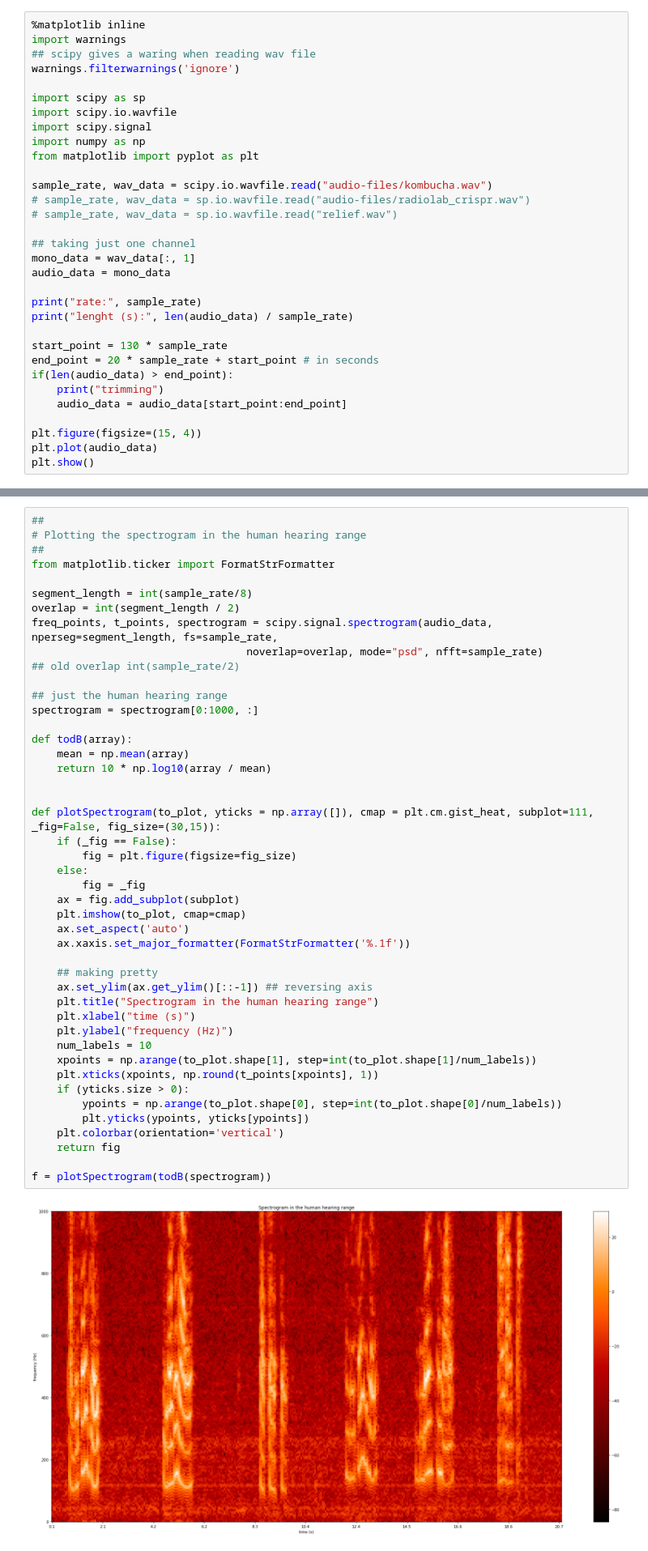
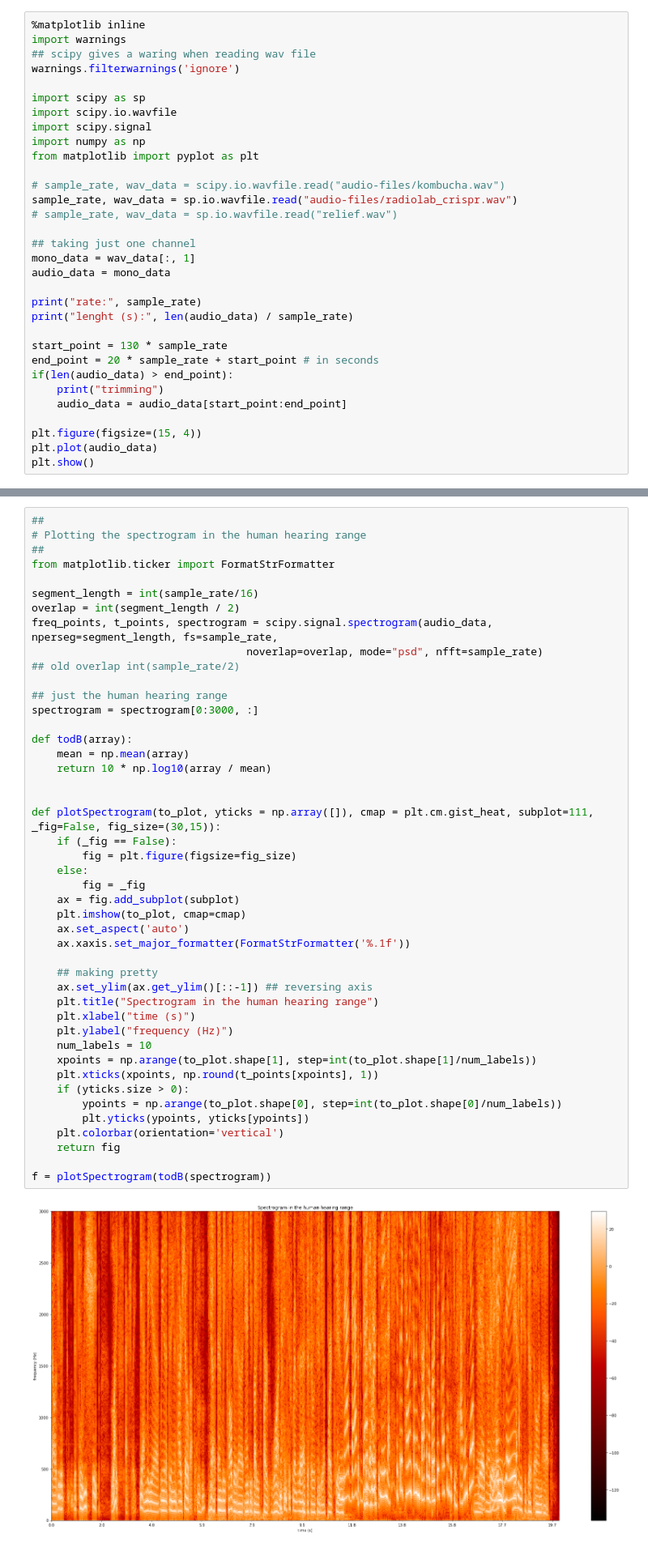
Before and after one commit to antonkatz/audio-search, a Jupyter notebook: pre-processing.ipynb, the cells around one changed output, grey strips where cells are left out. Shown at 81% size. Drawn from its saved outputs; the diff is of its cells as text.

```diff
--- a/pre-processing.ipynb
+++ b/pre-processing.ipynb
@@ -10,8 +10,8 @@ import scipy.signal
 import numpy as np
 from matplotlib import pyplot as plt
 
-sample_rate, wav_data = scipy.io.wavfile.read("audio-files/kombucha.wav")
-# sample_rate, wav_data = sp.io.wavfile.read("audio-files/radiolab_crispr.wav")
+# sample_rate, wav_data = scipy.io.wavfile.read("audio-files/kombucha.wav")
+sample_rate, wav_data = sp.io.wavfile.read("audio-files/radiolab_crispr.wav")
 # sample_rate, wav_data = sp.io.wavfile.read("relief.wav")
 
 ## taking just one channel
@@ -40,47 +41,47 @@ lenght (s): 20.85
 ##
 from matplotlib.ticker import FormatStrFormatter
 
-segment_length = int(sample_rate/8)
+segment_length = int(sample_rate/16)
 overlap = int(segment_length / 2)
 freq_points, t_points, spectrogram = scipy.signal.spectrogram(audio_data, nperseg=segment_length, fs=sample_rate,
                                   noverlap=overlap, mode="psd", nfft=sample_rate)
 ## old overlap int(sample_rate/2)
 
 ## just the human hearing range
-spectrogram = spectrogram[0:1000, :]
+spectrogram = spectrogram[0:3000, :]
 
 def todB(array):
     mean = np.mean(array)
     return 10 * np.log10(array / mean)
 
 
 def plotSpectrogram(to_plot, yticks = np.array([]), cmap = plt.cm.gist_heat, subplot=111, _fig=False, fig_size=(30,15)):
     if (_fig == False):
         fig = plt.figure(figsize=fig_size)
     else:
         fig = _fig
     ax = fig.add_subplot(subplot)
     plt.imshow(to_plot, cmap=cmap)
     ax.set_aspect('auto')
     ax.xaxis.set_major_formatter(FormatStrFormatter('%.1f'))
 
     ## making pretty
     ax.set_ylim(ax.get_ylim()[::-1]) ## reversing axis
     plt.title("Spectrogram in the human hearing range")
     plt.xlabel("time (s)")
     plt.ylabel("frequency (Hz)")
     num_labels = 10
     xpoints = np.arange(to_plot.shape[1], step=int(to_plot.shape[1]/num_labels))
     plt.xticks(xpoints, np.round(t_points[xpoints], 1))
     if (yticks.size > 0):
         ypoints = np.arange(to_plot.shape[0], step=int(to_plot.shape[0]/num_labels))
         plt.yticks(ypoints, yticks[ypoints])
     plt.colorbar(orientation='vertical')
     return fig
 
 f = plotSpectrogram(todB(spectrogram))
 # %% [output]
-[figure, old version]
+[figure, new version]
 # %%
 ##
 # Binning frequencies
```
Also changed, not shown: parts of 1 cell of this notebook.
